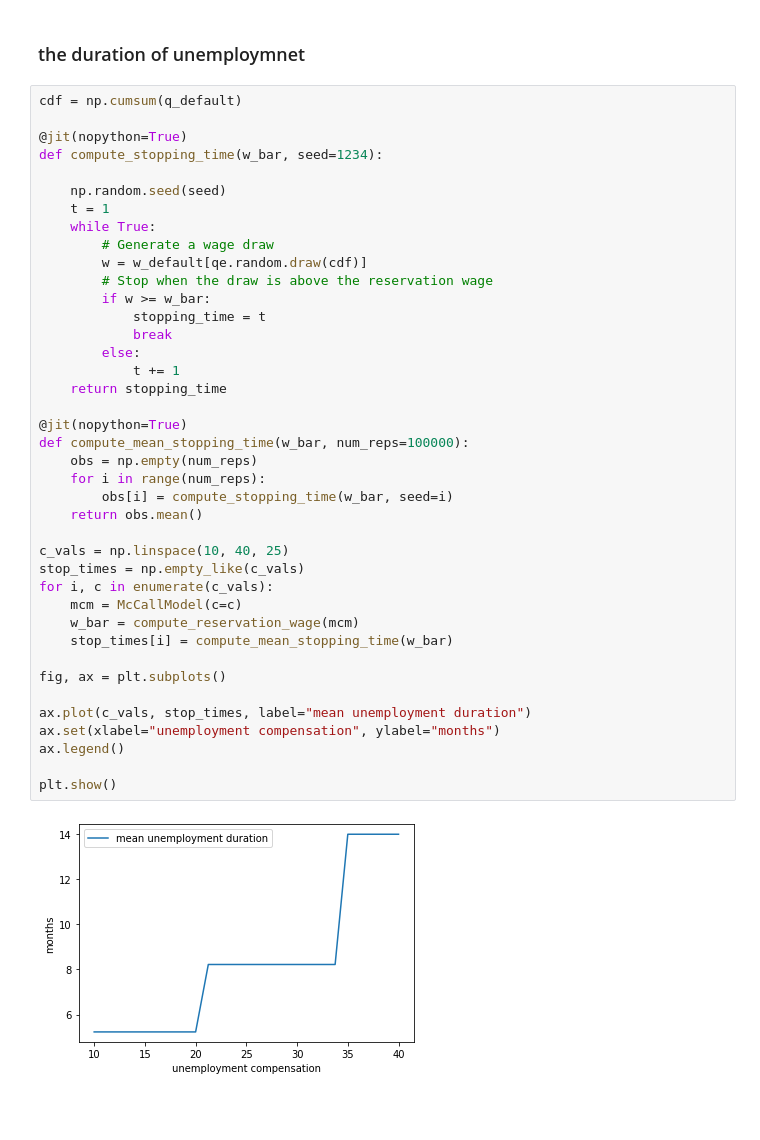
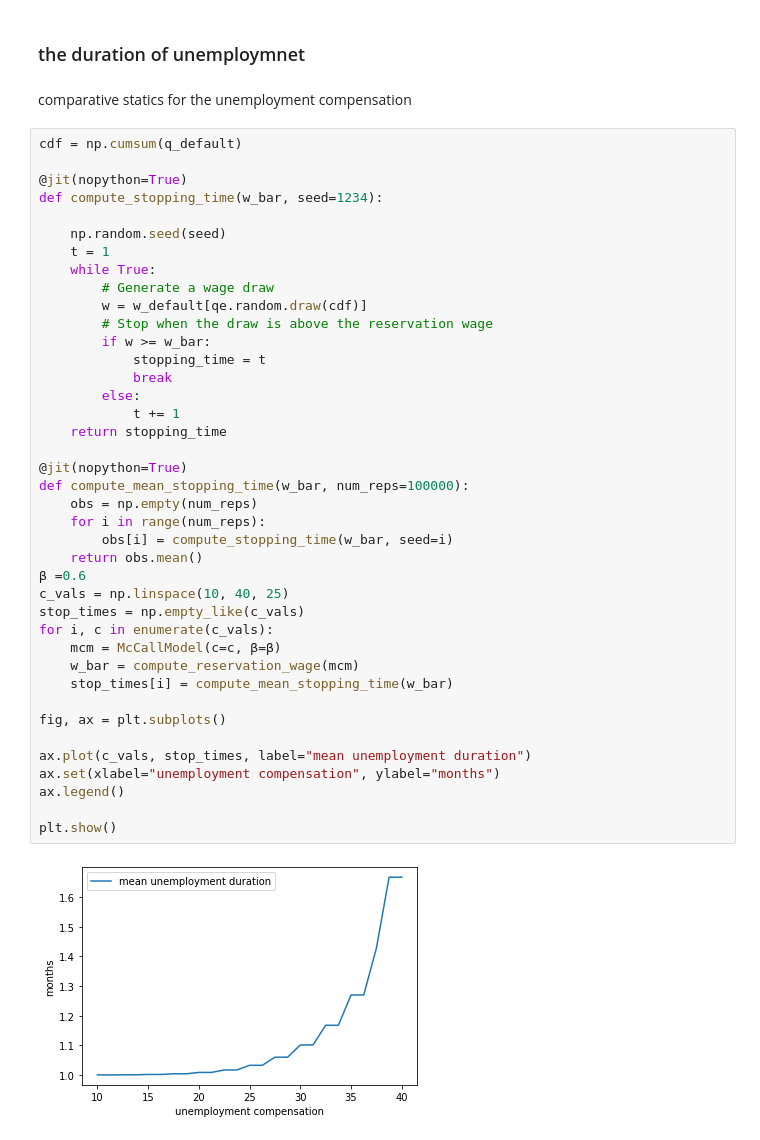
Before and after one commit to sunshineluyao/Econ-211, a Jupyter notebook: Simulation/Job_Searching_Model.ipynb, the cells around one changed output. Saved outputs shown, nothing was run; the diff lists cells and outputs as text; blank space fills up the shorter version.

```diff
--- a/Simulation/Job_Searching_Model.ipynb
+++ b/Simulation/Job_Searching_Model.ipynb
@@ -261,5 +278,7 @@ plt.show()
 # %% [markdown]
 ### the duration of unemploymnet
+# %% [markdown]
+comparative statics for the unemployment compensation
 # %%
 cdf = np.cumsum(q_default)
 
@@ -272,33 +291,33 @@ def compute_stopping_time(w_bar, seed=1234):
         # Generate a wage draw
         w = w_default[qe.random.draw(cdf)]
         # Stop when the draw is above the reservation wage
         if w >= w_bar:
             stopping_time = t
             break
         else:
             t += 1
     return stopping_time
 
 @jit(nopython=True)
 def compute_mean_stopping_time(w_bar, num_reps=100000):
     obs = np.empty(num_reps)
     for i in range(num_reps):
         obs[i] = compute_stopping_time(w_bar, seed=i)
     return obs.mean()
-
+β =0.6
 c_vals = np.linspace(10, 40, 25)
 stop_times = np.empty_like(c_vals)
 for i, c in enumerate(c_vals):
-    mcm = McCallModel(c=c)
+    mcm = McCallModel(c=c, β=β)
     w_bar = compute_reservation_wage(mcm)
     stop_times[i] = compute_mean_stopping_time(w_bar)
 
 fig, ax = plt.subplots()
 
 ax.plot(c_vals, stop_times, label="mean unemployment duration")
 ax.set(xlabel="unemployment compensation", ylabel="months")
 ax.legend()
 
 plt.show()
 # %% [output]
-[figure, old version]
+[figure, new version]
```
Also changed, not shown: parts of 10 cells of this notebook.
